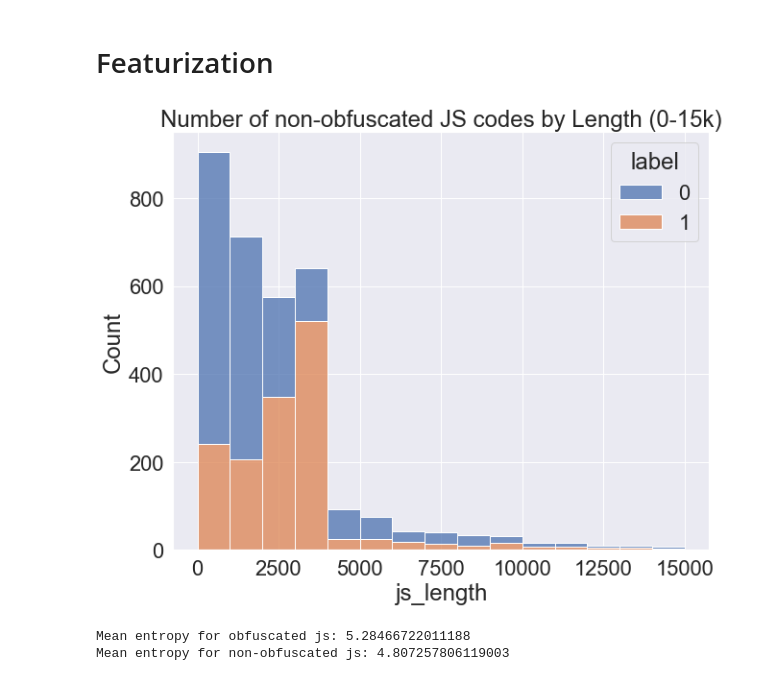
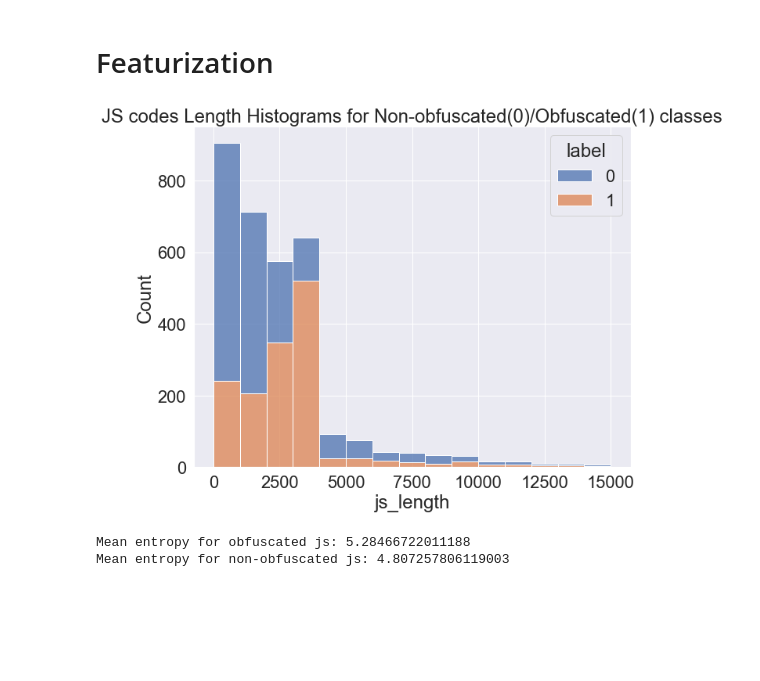
Before and after one commit to MariaZork/my-machine-learning-tutorials, a Jupyter notebook: JS_obfuscaton_detection.ipynb, the cells around one changed output. Saved outputs shown, nothing was run; the diff lists cells and outputs as text; code cells hidden in the pictures; blank space fills up the shorter version.

Commit message:
2022.06.25 - fixed plot title

```diff
--- a/JS_obfuscaton_detection.ipynb
+++ b/JS_obfuscaton_detection.ipynb
@@ -113,17 +113,17 @@ df['ratio_semicolon'] = df['num_semicolon'] / df['js_length']
 # %%
 plt.figure(figsize=(10, 8))
 
 sns.histplot(data=df,
              x='js_length',
              stat='count',
              hue='label',
              multiple='stack',
              bins=[0,1000,2000,3000,4000,5000,6000,7000,8000,9000,10000,11000,12000,13000,14000,15000])
 
-plt.title('Number of non-obfuscated JS codes by Length (0-15k)')
+plt.title('JS codes Length Histograms for Non-obfuscated(0)/Obfuscated(1) classes')
 plt.show();
 # %% [output]
-[figure, old version]
+[figure, new version]
 # %%
 def entropy(s):
     p, lns = Counter(s), float(len(s))
```
